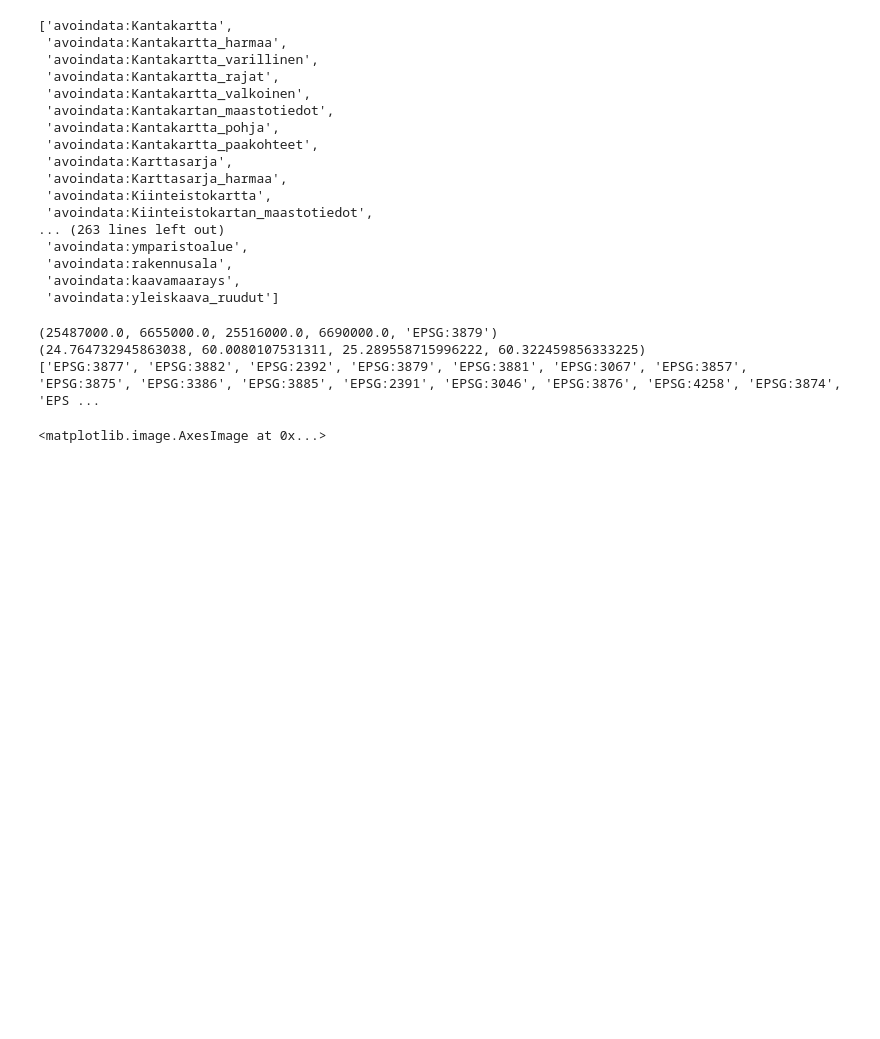
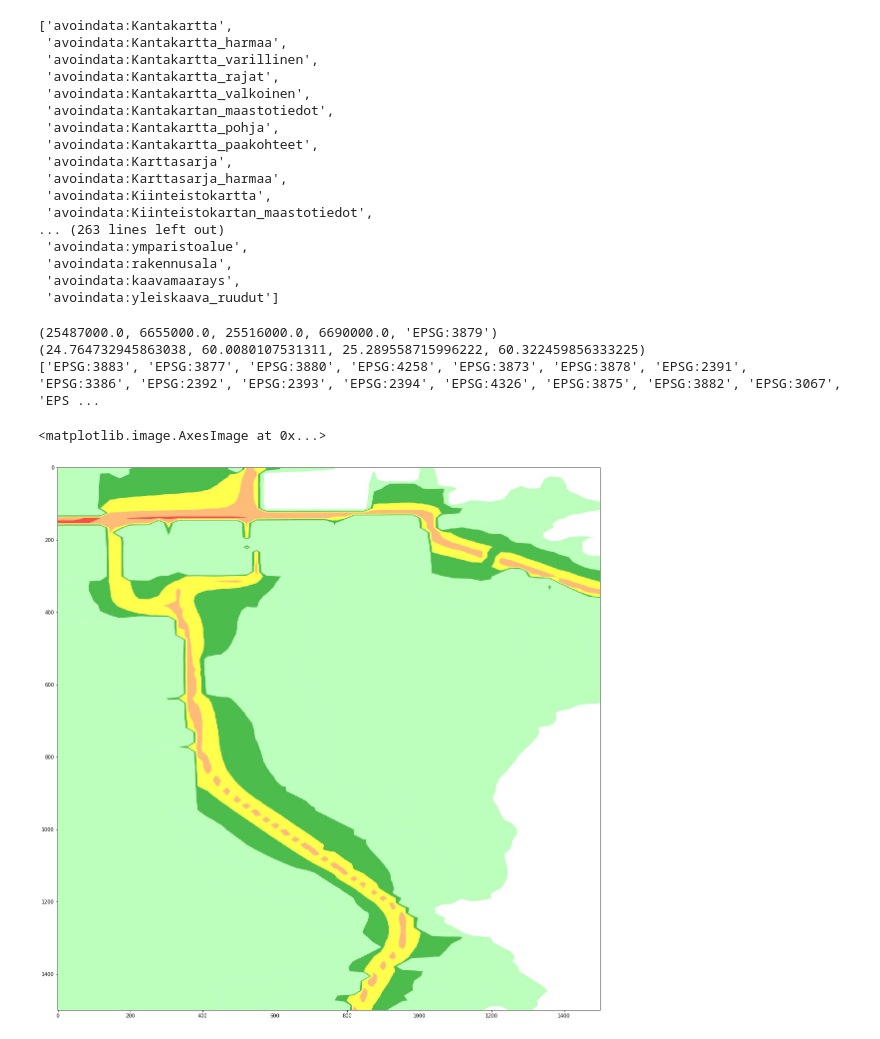
Before and after one commit to Sileshi-Adal/ML_Tutorial, a Jupyter notebook: RoadMarkingHelsinki.ipynb, the cells around one changed output. Drawn from its saved outputs; the diff is of its cells as text; code cells hidden in the pictures; blank space fills up the shorter version.

```diff
--- a/RoadMarkingHelsinki.ipynb
+++ b/RoadMarkingHelsinki.ipynb
@@ -28,23 +28,27 @@ print(wms[layer].boundingBox)
 print(wms[layer].boundingBoxWGS84)
 print(wms[layer].crsOptions)
 
-img = wms.getmap(layers=['avoindata:Ortoilmakuva_2019_5cm'],srs='EPSG:4326',bbox=(24.939,60.163,24.94,60.164),size=(5000,5000),format='image/jpeg',transparent=True)
+#img = wms.getmap(layers=['avoindata:Ortoilmakuva_2019_5cm'],srs='EPSG:4326',bbox=(24.939,60.161,24.945,60.164),size=(5000,5000),format='image/jpeg',transparent=True)
+img = wms.getmap(layers=['avoindata:Meluselvitys_2007_alue_06_raideliikenne_L_yo'],srs='EPSG:4326',bbox=(24.95,60.16,24.96,60.17),size=(1500,1500),format='image/jpeg',transparent=True)
 # %% [output]
 (25487000.0, 6655000.0, 25516000.0, 6690000.0, 'EPSG:3879')
 (24.764732945863038, 60.0080107531311, 25.289558715996222, 60.322459856333225)
-['EPSG:3877', 'EPSG:3882', 'EPSG:2392', 'EPSG:3879', 'EPSG:3881', 'EPSG:3067', 'EPSG:3857', 'EPSG:3875', 'EPSG:3386', 'EPSG:3885', 'EPSG:2391', 'EPSG:3046', 'EPSG:3876', 'EPSG:4258', 'EPSG:3874', 'EPS ...
+['EPSG:3883', 'EPSG:3877', 'EPSG:3880', 'EPSG:4258', 'EPSG:3873', 'EPSG:3878', 'EPSG:2391', 'EPSG:3386', 'EPSG:2392', 'EPSG:2393', 'EPSG:2394', 'EPSG:4326', 'EPSG:3875', 'EPSG:3882', 'EPSG:3067', 'EPS ...
 # %%
 
 import matplotlib.pyplot as plt
 import matplotlib.image as mpimg
 from PIL import Image
 import datetime
 import numpy as np
 import matplotlib.pyplot as plt
 
 out = open('out.jpg', 'wb')
 out.write(img.read())
 out.close()
+plt.figure(
+    figsize=(20, 20))
 plt.imshow(mpimg.imread('out.jpg'))
 # %% [output]
 <matplotlib.image.AxesImage at 0x...>
+[figure, added]
```
Also changed, not shown: 1 other file.
